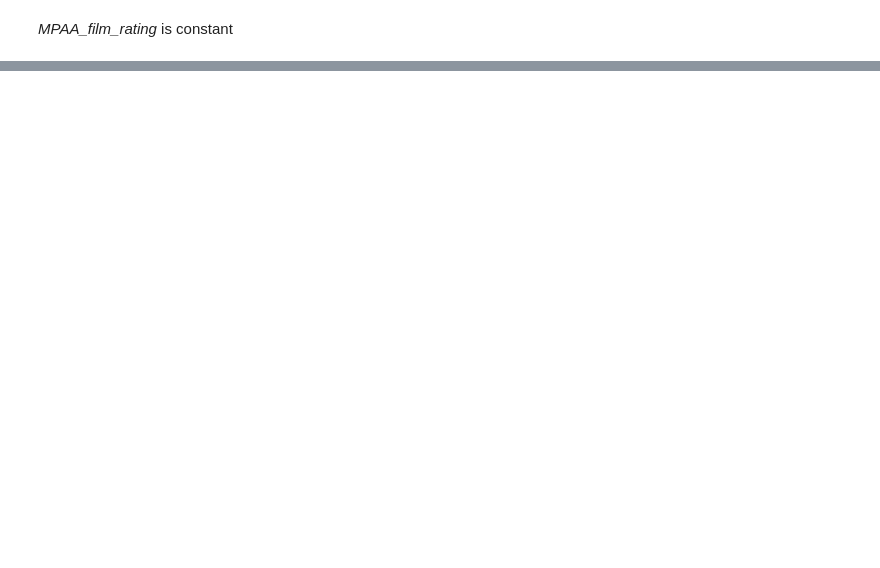
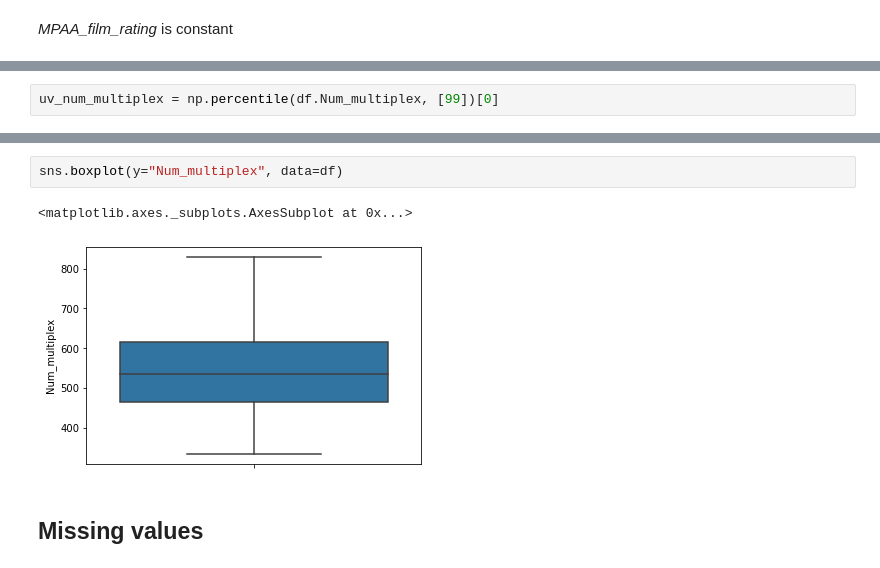
Before and after one commit to juandausa/machinelearning, a Jupyter notebook: jupyter/data_pre_processing/project/main.ipynb, the cells around one changed output, grey strips where cells are left out. Drawn from its saved outputs; the diff is of its cells as text; blank space fills up the shorter version.

```diff
--- a/jupyter/data_pre_processing/project/main.ipynb
+++ b/jupyter/data_pre_processing/project/main.ipynb
@@ -46,0 +190,2 @@ sns.countplot(y="MPAA_film_rating", data=df)
+# %%
+uv_num_multiplex = np.percentile(df.Num_multiplex, [99])[0]
@@ -46,0 +199,7 @@ sns.countplot(y="MPAA_film_rating", data=df)
+# %%
+sns.boxplot(y="Num_multiplex", data=df)
+# %% [output]
+<matplotlib.axes._subplots.AxesSubplot at 0x...>
+[figure, added]
+# %% [markdown]
+## Missing values
```
Also changed, not shown: parts of 34 cells of this notebook.
